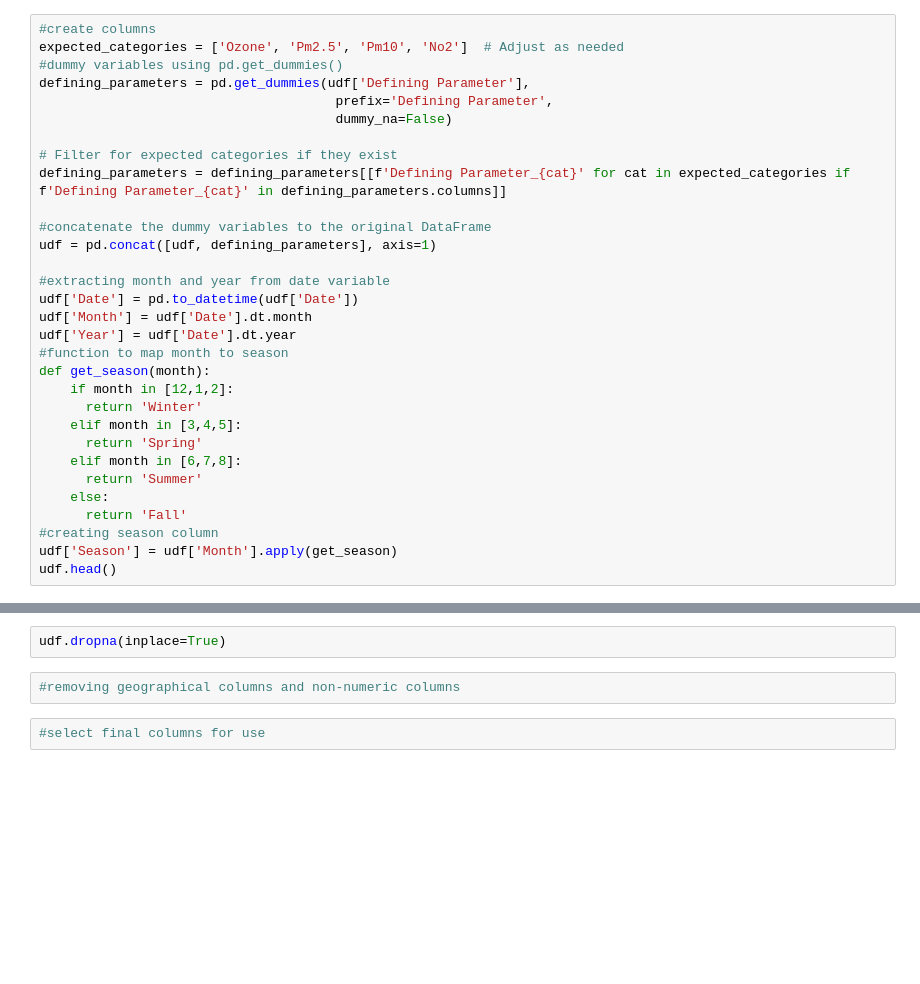
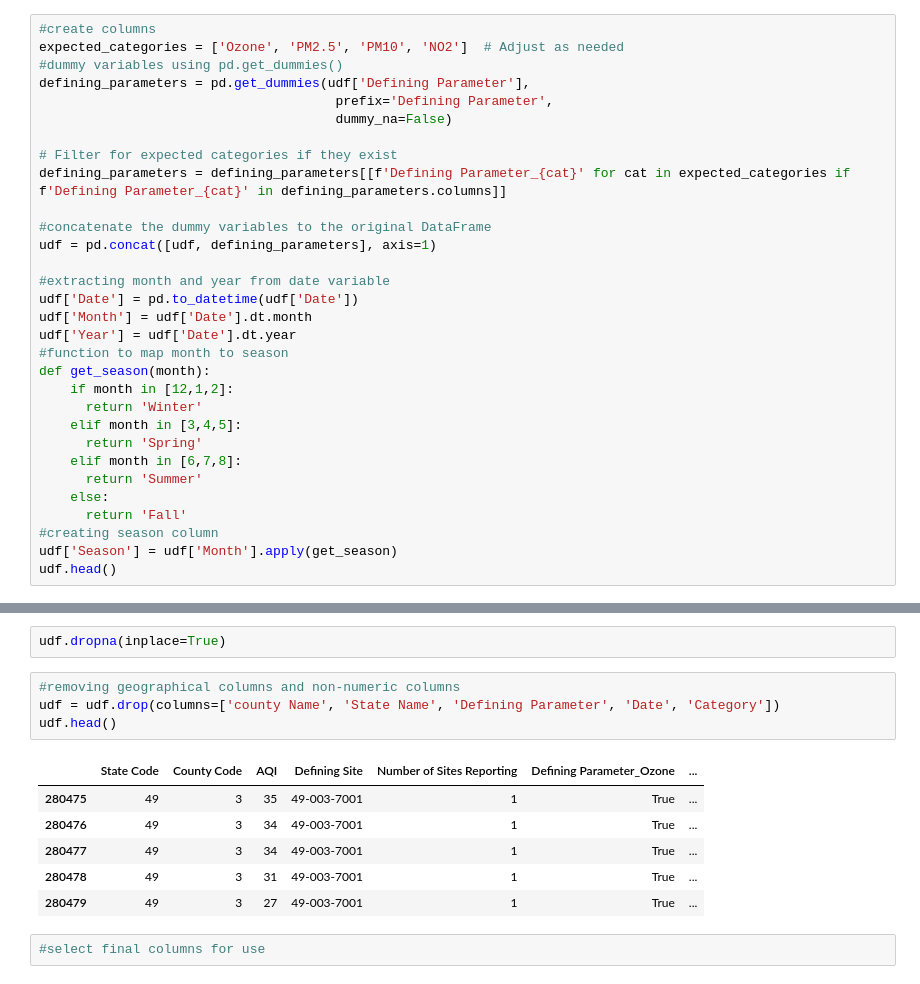
Before and after one commit to matiasarmesto/businessanalytics, a Jupyter notebook: Labs/Scripts/lab_11_air_quality_regression.ipynb, the cells around one changed output, grey strips where cells are left out. Cells and saved outputs as stored; diff of their text form; blank space fills up the shorter version.

```diff
--- a/Labs/Scripts/lab_11_air_quality_regression.ipynb
+++ b/Labs/Scripts/lab_11_air_quality_regression.ipynb
@@ -108,6 +108,6 @@ print(udf['Defining Parameter'].unique())
 # %%
 #create columns
-expected_categories = ['Ozone', 'Pm2.5', 'Pm10', 'No2']  # Adjust as needed
+expected_categories = ['Ozone', 'PM2.5', 'PM10', 'NO2']  # Adjust as needed
 #dummy variables using pd.get_dummies()
 defining_parameters = pd.get_dummies(udf['Defining Parameter'],
                                       prefix='Defining Parameter',
@@ -207,6 +205,15 @@ The data seems to be clean, with no outliers. Keeping the high 215 AQI score and
 udf.dropna(inplace=True)
 # %%
 #removing geographical columns and non-numeric columns
+udf = udf.drop(columns=['county Name', 'State Name', 'Defining Parameter', 'Date', 'Category'])
+udf.head()
+# %% [output]
+|  | State Code | County Code | AQI | Defining Site | Number of Sites Reporting | Defining Parameter_Ozone | ... |
+| 280475 | 49 | 3 | 35 | 49-003-7001 | 1 | True | ... |
+| 280476 | 49 | 3 | 34 | 49-003-7001 | 1 | True | ... |
+| 280477 | 49 | 3 | 34 | 49-003-7001 | 1 | True | ... |
+| 280478 | 49 | 3 | 31 | 49-003-7001 | 1 | True | ... |
+| 280479 | 49 | 3 | 27 | 49-003-7001 | 1 | True | ... |
 # %%
 #select final columns for use
 # %%
```
Also changed, not shown: parts of 4 cells of this notebook.
